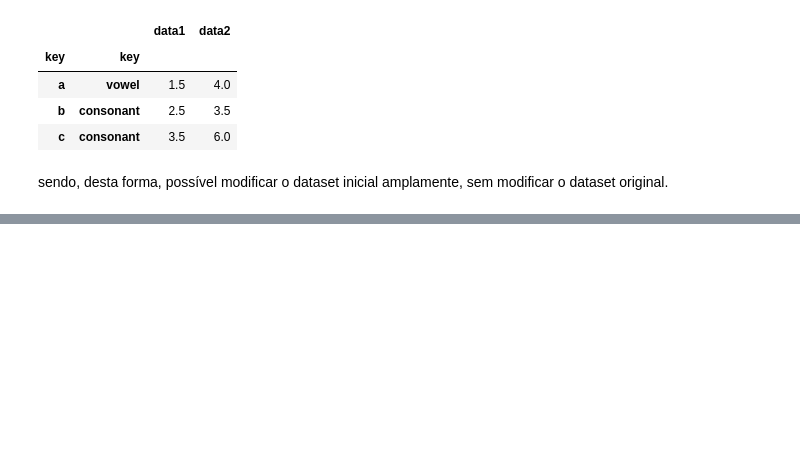
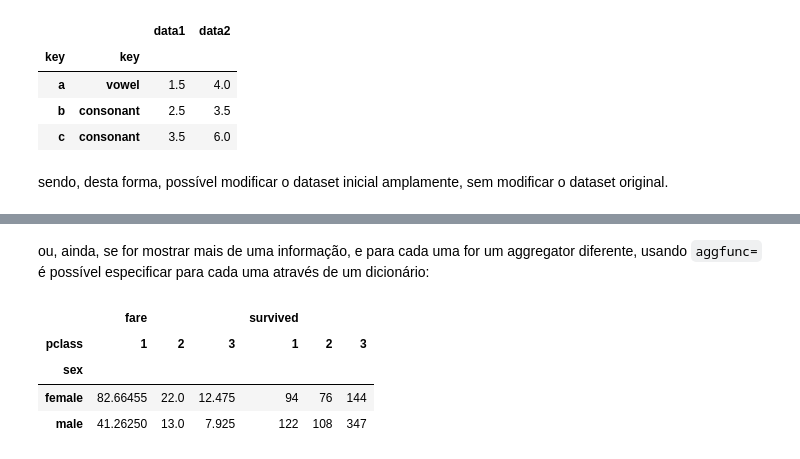
Before and after one commit to lucas-mt/studyPY, a Jupyter notebook: explicaçõesPY/módulos/pandas/aggregations.ipynb, the cells around one changed output, grey strips where cells are left out. Drawn from its saved outputs; the diff is of its cells as text; code cells hidden in the pictures; blank space fills up the shorter version.

```diff
--- a/explicaçõesPY/módulos/pandas/aggregations.ipynb
+++ b/explicaçõesPY/módulos/pandas/aggregations.ipynb
@@ -367,0 +478,10 @@ sendo, desta forma, possível modificar o dataset inicial amplamente, sem modifi
+# %% [markdown]
+ou, ainda, se for mostrar mais de uma informação, e para cada uma for um aggregator diferente, usando `aggfunc=` é possível especificar para cada uma através de um dicionário:
+# %%
+titanic.pivot_table(index='sex', columns='pclass', aggfunc={'survived':'count', 'fare':'median'})
+# %% [output]
+|  | fare |  |  | survived |  |  |
+| pclass | 1 | 2 | 3 | 1 | 2 | 3 |
+| sex |  |  |  |  |  |  |
+| female | 82.66455 | 22.0 | 12.475 | 94 | 76 | 144 |
+| male | 41.26250 | 13.0 | 7.925 | 122 | 108 | 347 |
```
Also changed, not shown: parts of 25 cells of this notebook, 1 other file.
